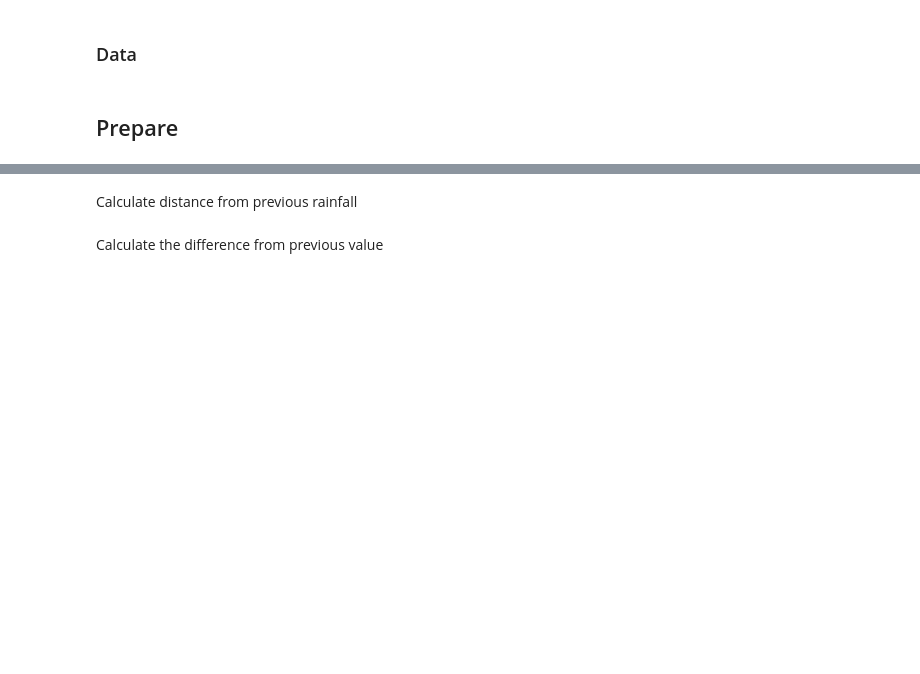
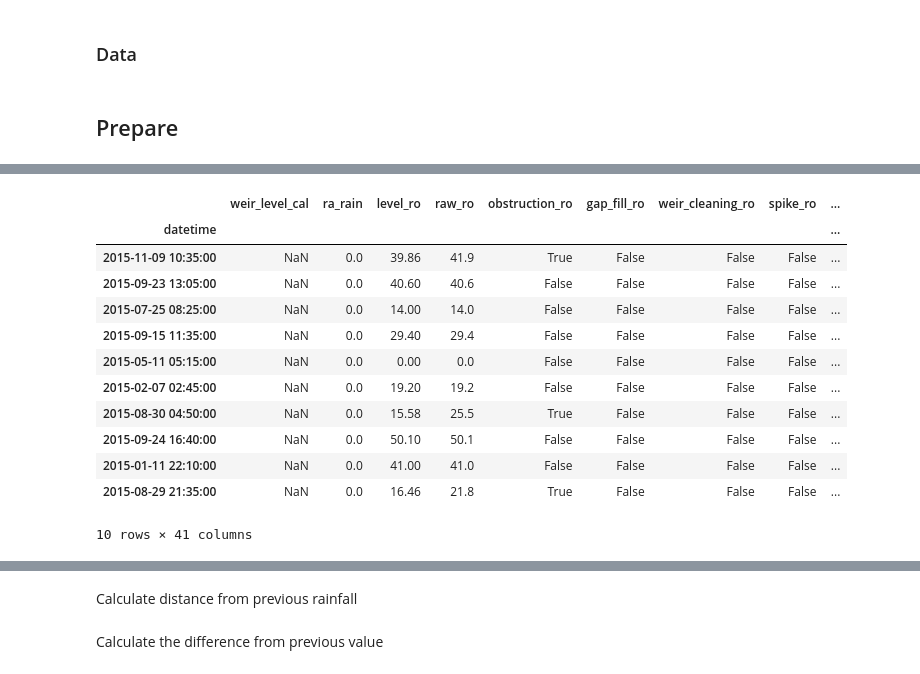
Before and after one commit to gmcginnis/info-698-capstone, a Jupyter notebook: 02_split.ipynb, the cells around one changed output, grey strips where cells are left out. Drawn from its saved outputs; the diff is of its cells as text; code cells hidden in the pictures; blank space fills up the shorter version.

```diff
--- a/02_split.ipynb
+++ b/02_split.ipynb
@@ -44,0 +137,33 @@ united_soil = pd.read_parquet('data/clean/soil.parquet')
+# %%
+def rolling_feats(input_df, input_cols, input_windows):
+    output_df = input_df.copy()
+    for col in input_cols:
+        for window in input_windows:
+            output_df[f"{col}_rollmean_{window}"] = output_df[col].rolling(window).mean()
+            output_df[f"{col}_rollstd_{window}"] = output_df[col].rolling(window).std()
+            output_df[f"{col}_rollslope_{window}"] = (output_df[col].rolling(window).apply(lambda x: np.polyfit(range(len(x)), x, 1)[0], raw=True))
+    return output_df
+# %%
+# data_water_mini = data_water['1990-01-01 00:00:00':'1990-01-30 23:59:59']
+# rolling_feats(data_water_mini, cols_to_lag, [6, 12, 36])
+# 30m, 1h, 6h
+windows_of_interest = [6, 12, 72]
+
+
+data_water = rolling_feats(data_water, cols_to_shift, windows_of_interest)
+
+data_water.sample(10)
+# %% [output]
+|  | weir_level_cal | ra_rain | level_ro | raw_ro | obstruction_ro | gap_fill_ro | weir_cleaning_ro | spike_ro | ... |
+| datetime |  |  |  |  |  |  |  |  | ... |
+| 2015-11-09 10:35:00 | NaN | 0.0 | 39.86 | 41.9 | True | False | False | False | ... |
+| 2015-09-23 13:05:00 | NaN | 0.0 | 40.60 | 40.6 | False | False | False | False | ... |
+| 2015-07-25 08:25:00 | NaN | 0.0 | 14.00 | 14.0 | False | False | False | False | ... |
+| 2015-09-15 11:35:00 | NaN | 0.0 | 29.40 | 29.4 | False | False | False | False | ... |
+| 2015-05-11 05:15:00 | NaN | 0.0 | 0.00 | 0.0 | False | False | False | False | ... |
+| 2015-02-07 02:45:00 | NaN | 0.0 | 19.20 | 19.2 | False | False | False | False | ... |
+| 2015-08-30 04:50:00 | NaN | 0.0 | 15.58 | 25.5 | True | False | False | False | ... |
+| 2015-09-24 16:40:00 | NaN | 0.0 | 50.10 | 50.1 | False | False | False | False | ... |
+| 2015-01-11 22:10:00 | NaN | 0.0 | 41.00 | 41.0 | False | False | False | False | ... |
+| 2015-08-29 21:35:00 | NaN | 0.0 | 16.46 | 21.8 | True | False | False | False | ... |
+10 rows × 41 columns
```
Also changed, not shown: parts of 38 cells of this notebook.
